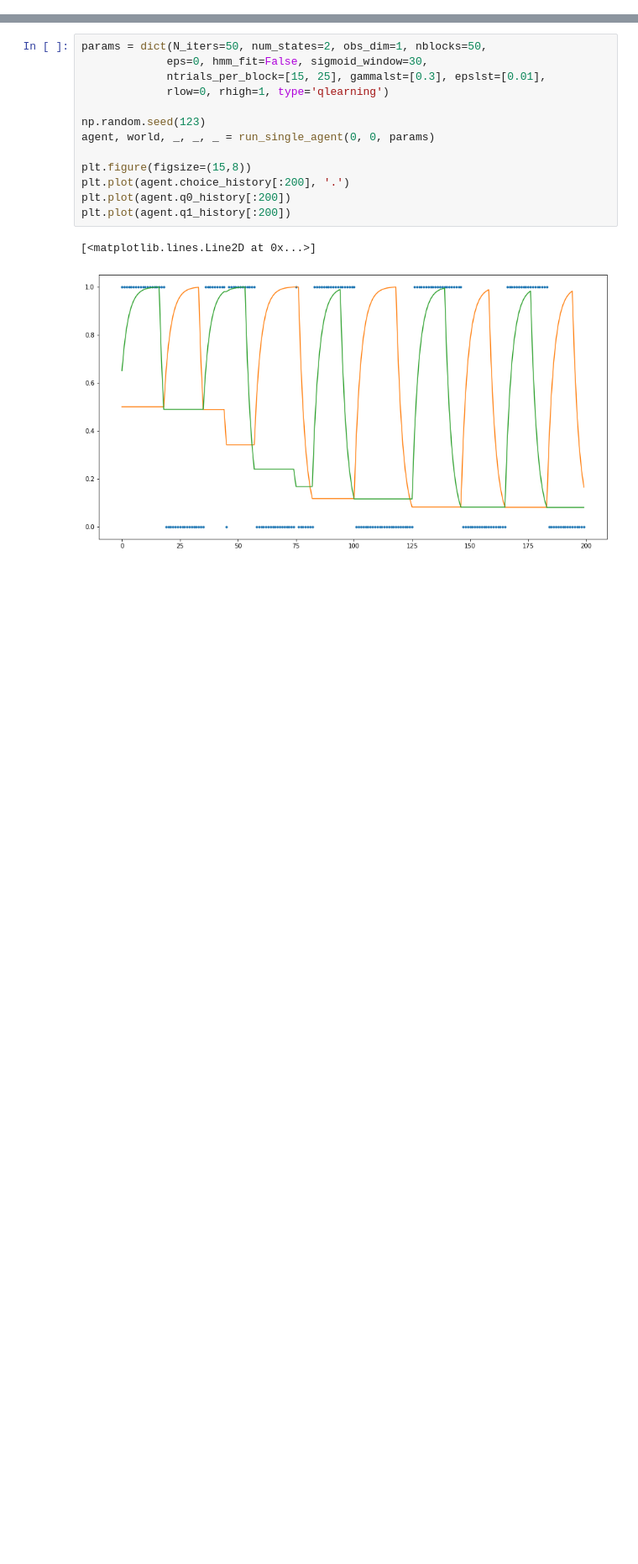
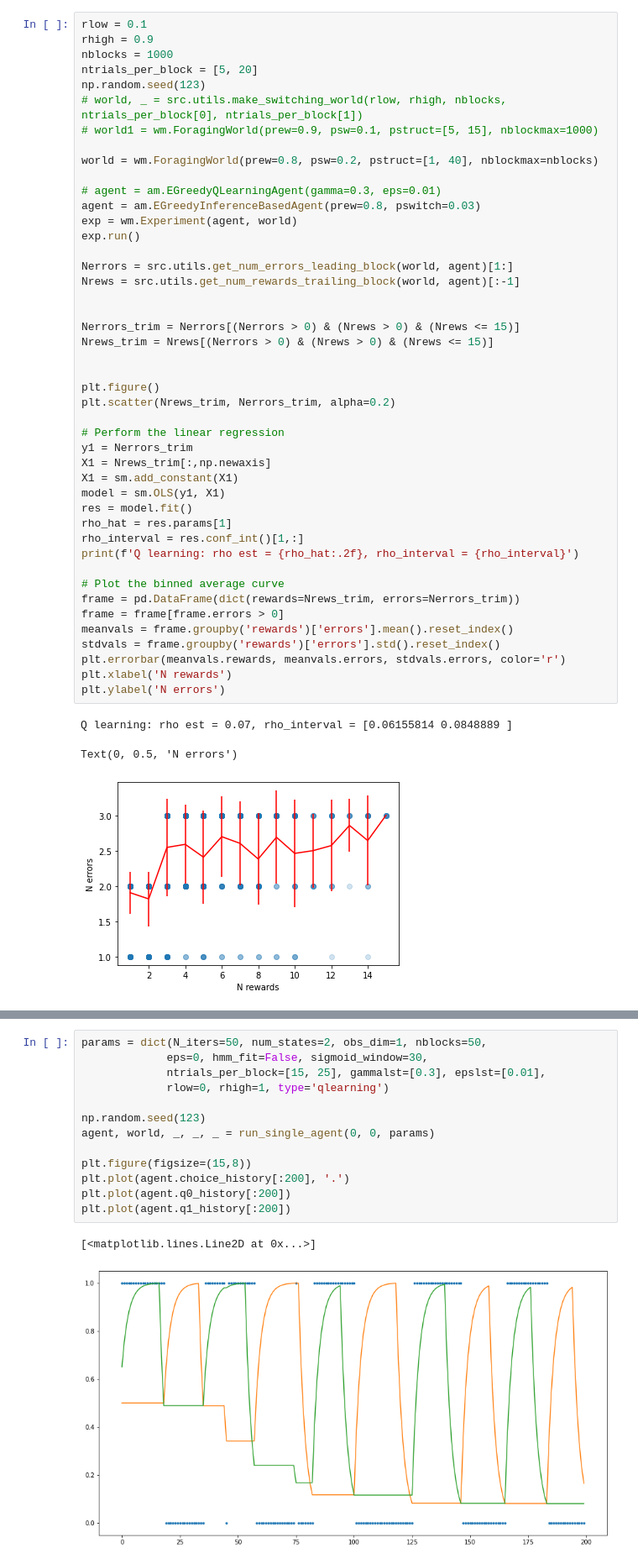
Before and after one commit to nhat-le/switching-simulations, a Jupyter notebook: switching_world_characterization_rho.ipynb, the cells around one changed output, grey strips where cells are left out. Shown: that part at 84% size. Drawn from its saved outputs; the diff is of its cells as text; blank space fills up the shorter version.

Commit message:
added code for correlations plots (pitfall)

```diff
--- a/switching_world_characterization_rho.ipynb
+++ b/switching_world_characterization_rho.ipynb
@@ -26,0 +29,49 @@ import pickle
+# %%
+rlow = 0.1
+rhigh = 0.9
+nblocks = 1000
+ntrials_per_block = [5, 20]
+np.random.seed(123)
+# world, _ = src.utils.make_switching_world(rlow, rhigh, nblocks, ntrials_per_block[0], ntrials_per_block[1])
+# world1 = wm.ForagingWorld(prew=0.9, psw=0.1, pstruct=[5, 15], nblockmax=1000)
+
+world = wm.ForagingWorld(prew=0.8, psw=0.2, pstruct=[1, 40], nblockmax=nblocks)
+
+# agent = am.EGreedyQLearningAgent(gamma=0.3, eps=0.01)
+agent = am.EGreedyInferenceBasedAgent(prew=0.8, pswitch=0.03)
+exp = wm.Experiment(agent, world)
+exp.run()
+
+Nerrors = src.utils.get_num_errors_leading_block(world, agent)[1:]
+Nrews = src.utils.get_num_rewards_trailing_block(world, agent)[:-1]
+
+
+Nerrors_trim = Nerrors[(Nerrors > 0) & (Nrews > 0) & (Nrews <= 15)]
+Nrews_trim = Nrews[(Nerrors > 0) & (Nrews > 0) & (Nrews <= 15)]
+
+
+plt.figure()
+plt.scatter(Nrews_trim, Nerrors_trim, alpha=0.2)
+
+# Perform the linear regression
+y1 = Nerrors_trim
+X1 = Nrews_trim[:,np.newaxis]
+X1 = sm.add_constant(X1)
+model = sm.OLS(y1, X1)
+res = model.fit()
+rho_hat = res.params[1]
+rho_interval = res.conf_int()[1,:]
+print(f'Q learning: rho est = {rho_hat:.2f}, rho_interval = {rho_interval}')
+
+# Plot the binned average curve
+frame = pd.DataFrame(dict(rewards=Nrews_trim, errors=Nerrors_trim))
+frame = frame[frame.errors > 0]
+meanvals = frame.groupby('rewards')['errors'].mean().reset_index()
+stdvals = frame.groupby('rewards')['errors'].std().reset_index()
+plt.errorbar(meanvals.rewards, meanvals.errors, stdvals.errors, color='r')
+plt.xlabel('N rewards')
+plt.ylabel('N errors')
+# %% [output]
+Q learning: rho est = 0.07, rho_interval = [0.06155814 0.0848889 ]
+Text(0, 0.5, 'N errors')
+[figure, added]
```
Also changed, not shown: parts of 12 cells of this notebook, 4 other files.
